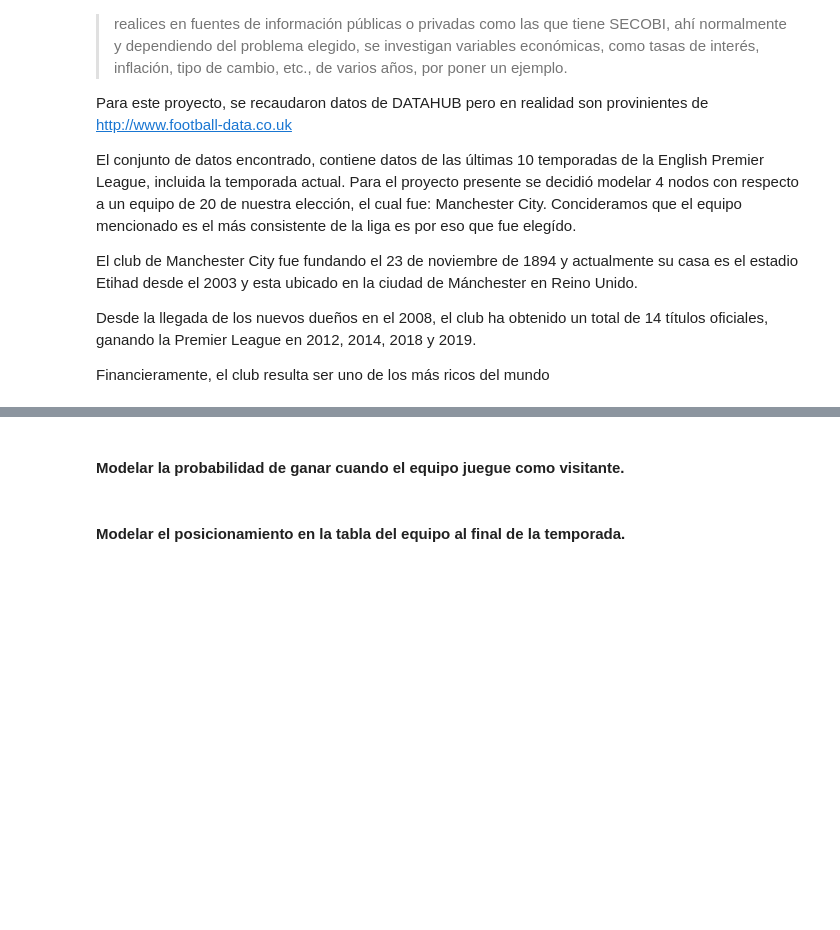
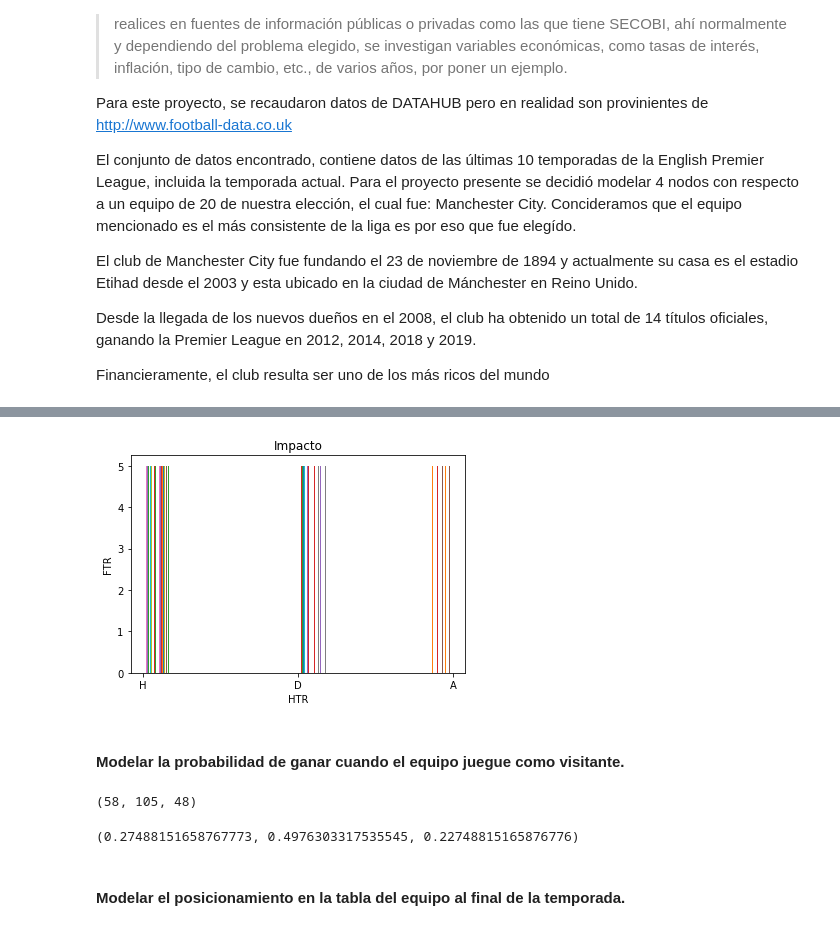
Before and after one commit to mariajosecanture/PROYECTO_SG_MJC, a Jupyter notebook: ProyectoModulo1_CantuM_GarciaS_GreenA.ipynb, the cells around one changed output, grey strips where cells are left out. Saved outputs shown, nothing was run; the diff lists cells and outputs as text; code cells hidden in the pictures; blank space fills up the shorter version.

```diff
--- a/ProyectoModulo1_CantuM_GarciaS_GreenA.ipynb
+++ b/ProyectoModulo1_CantuM_GarciaS_GreenA.ipynb
@@ -187,0 +202,19 @@ data_mancity_ftr
+# %%
+data_mancity_htr = data_mancity[['HomeTeam','AwayTeam','HTR']]
+data_mancity_htr.loc[data_mancity_htr['HTR'] == "H"]
+
+datahome_htr = datahome[['HomeTeam','HTR']]
+datahome_htr
+
+datahome_htr_h=sum([datahome_htr['HTR'] == 'H'])
+datahome_htr_h=sum(datahome_htr_h==1)
+
+
+datahome_htr_a=sum([datahome_htr['HTR'] == 'A'])
+datahome_htr_a=sum(datahome_htr_a==1)
+
+
+datahome_htr_d=sum([datahome_htr['HTR'] == 'D'])
+datahome_htr_d=sum(datahome_htr_d==1)
+
+datahome_htr_h,datahome_htr_a,datahome_htr_d
@@ -188,5 +244,47 @@ data_mancity_ftr
+# %%
+dfg= (datahome_htr['HTR'])
+plt.hist(dfg,density=True)
+plt.xlabel('HTR')
+plt.ylabel('FTR')
+plt.title('Impacto')
+plt.show()
+# %% [output]
+[figure, added]
 # %% [markdown]
 #### Modelar la probabilidad de ganar cuando el equipo juegue como visitante.
+# %%
+dataaway_ftr = dataaway[['AwayTeam','FTR']]
+dataaway_ftr
+
+dataaway_h=sum([dataaway_ftr['FTR'] == 'H'])
+dataaway_h=sum(dataaway_h==1)
+
+
+dataaway_a=sum([dataaway_ftr['FTR'] == 'A'])
+dataaway_a=sum(dataaway_a==1)
+
+
+dataaway_d=sum([dataaway_ftr['FTR'] == 'D'])
+dataaway_d=sum(dataaway_d==1)
+
+dataaway_h,dataaway_a,dataaway_d
+# %% [output]
+(58, 105, 48)
+# %%
+total_a= (dataaway_h+dataaway_a+dataaway_d)
+
+# Probabiliad de que gane en casa en base a datos históricos
+prob_away_a = dataaway_a/total_a
+
+# Probabiliad de que pierda en casa en base a datos históricos
+prob_away_h = dataaway_h/total_a
+
+# Probabiliad de que haya un empate en casa en base a datos históricos
+prob_away_d = dataaway_d/total_a
+
+prob_away_h, prob_away_a, prob_away_d
+# %% [output]
+(0.27488151658767773, 0.4976303317535545, 0.22748815165876776)
 # %% [markdown]
 #### Modelar el posicionamiento en la tabla del equipo al final de la temporada.
 # %% [markdown]
```
Also changed, not shown: parts of 16 cells of this notebook.
